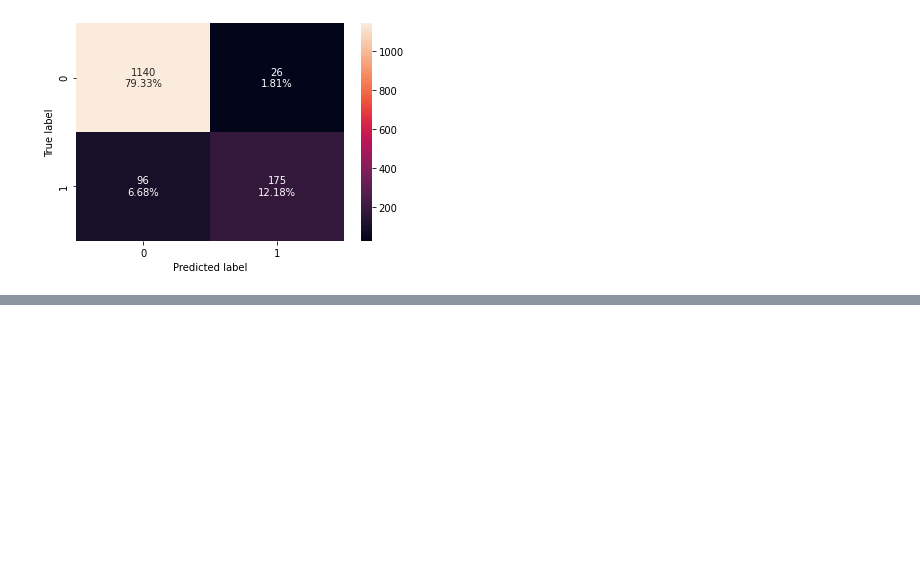
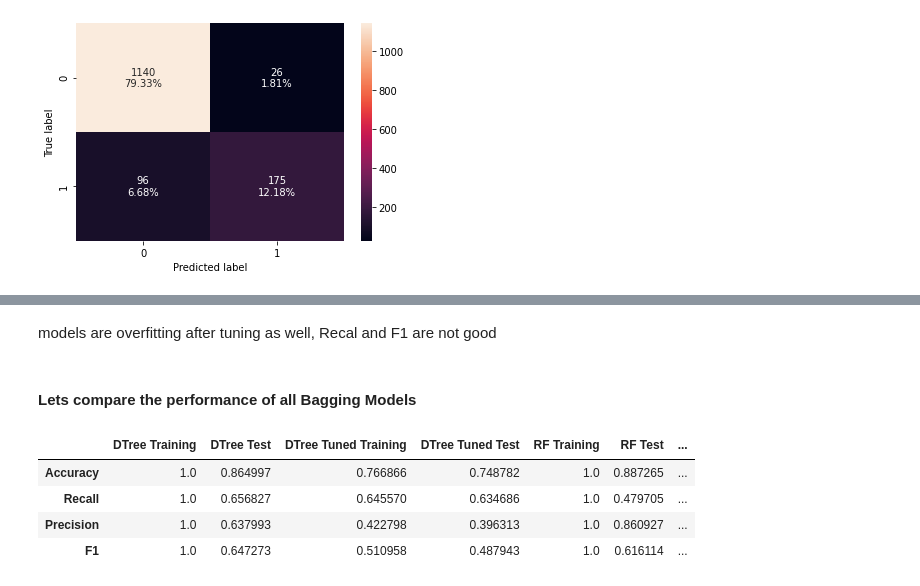
Before and after one commit to jarato123/AI-Class, a Jupyter notebook: Ensemble Techniques/ET Final Project/ET Final Project.ipynb, the cells around one changed output, grey strips where cells are left out. Drawn from its saved outputs; the diff is of its cells as text; code cells hidden in the pictures; blank space fills up the shorter version.

```diff
--- a/Ensemble Techniques/ET Final Project/ET Final Project.ipynb
+++ b/Ensemble Techniques/ET Final Project/ET Final Project.ipynb
@@ -1017,0 +1076,16 @@ bagging = BaggingClassified(random_state=1)
+# %% [markdown]
+models are overfitting after tuning as well, Recal and F1 are not good
+# %% [markdown]
+#### Lets compare the performance of all Bagging Models
+# %%
+bagging_compare_all = dtree_compare.copy()
+bagging_compare_all = compare_all.append(rf_compare, ignore_index=False)
+bagging_compare_all = compare_all.append(bagging_compare, ignore_index=False)
+
+bagging_compare_all.head(12).T
+# %% [output]
+|  | DTree Training | DTree Test | DTree Tuned Training | DTree Tuned Test | RF Training | RF Test | ... |
+| Accuracy | 1.0 | 0.864997 | 0.766866 | 0.748782 | 1.0 | 0.887265 | ... |
+| Recall | 1.0 | 0.656827 | 0.645570 | 0.634686 | 1.0 | 0.479705 | ... |
+| Precision | 1.0 | 0.637993 | 0.422798 | 0.396313 | 1.0 | 0.860927 | ... |
+| F1 | 1.0 | 0.647273 | 0.510958 | 0.487943 | 1.0 | 0.616114 | ... |
```
Also changed, not shown: parts of 14 cells of this notebook.
